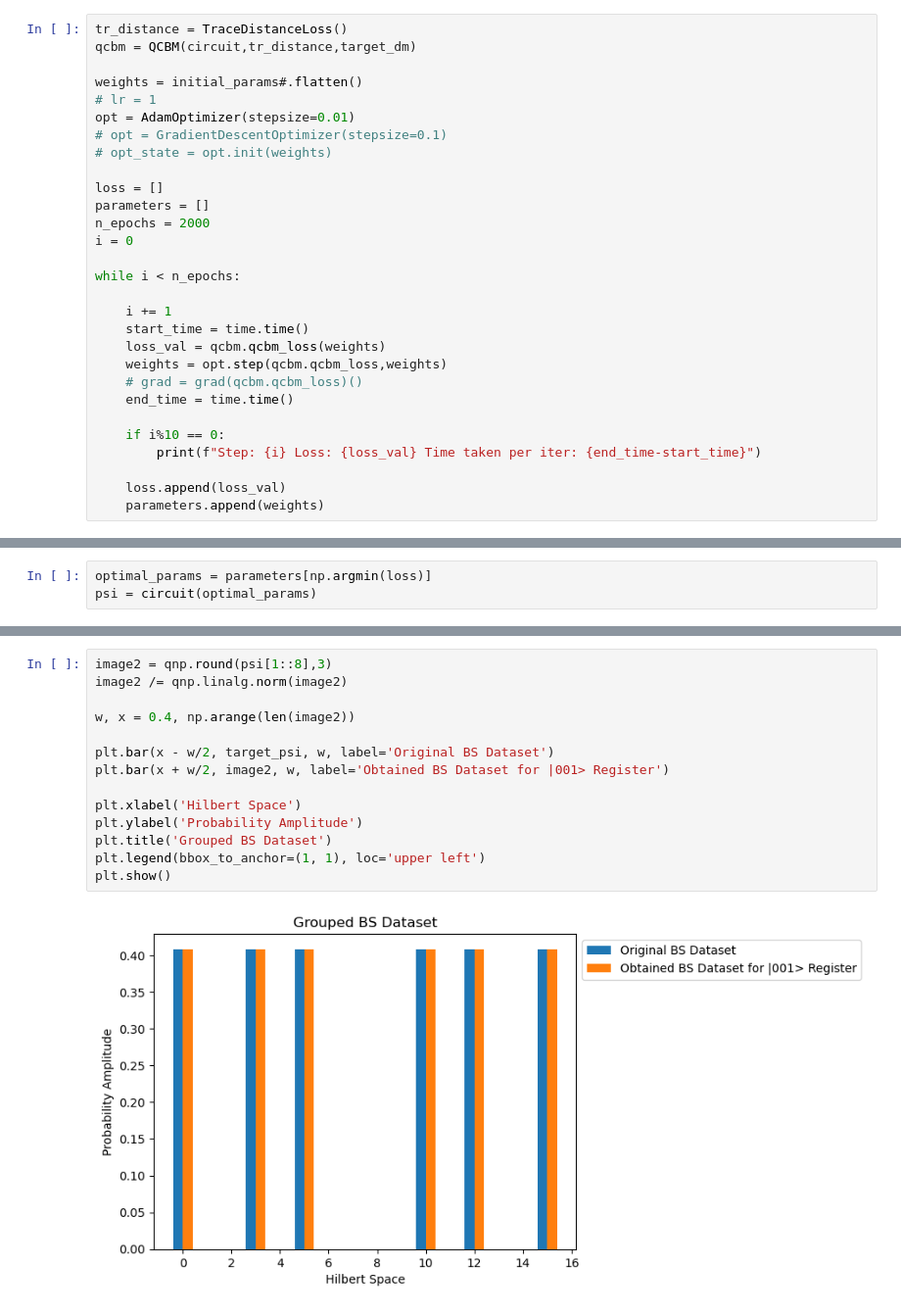
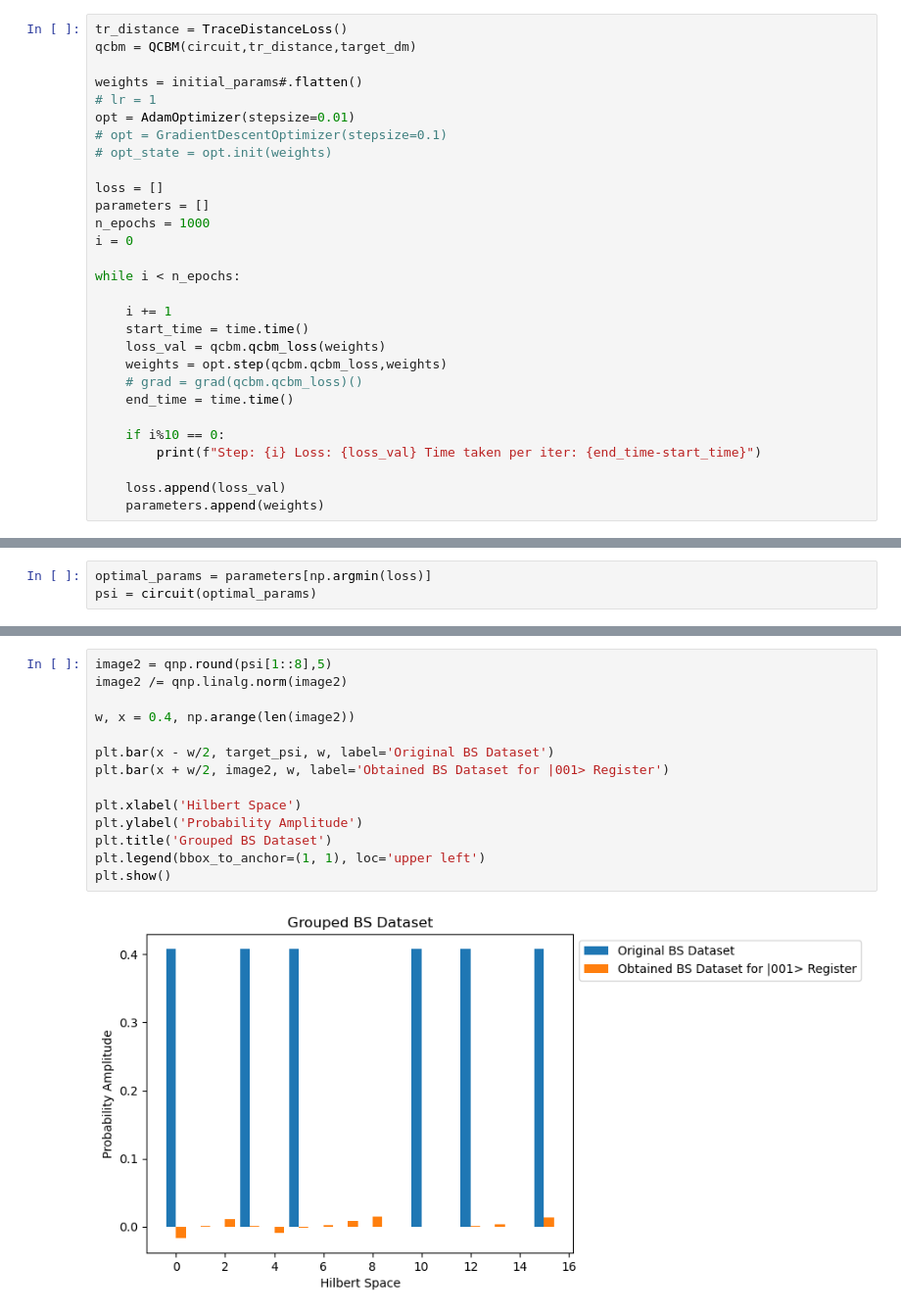
Before and after one commit to Ak-ash22/qcbm_hiwi, a Jupyter notebook: qcbm_project/bars_stripes_cat/trial.ipynb, the cells around one changed output, grey strips where cells are left out. Shown: that part at 98% size. Saved outputs shown, nothing was run; the diff lists cells and outputs as text.

```diff
--- a/qcbm_project/bars_stripes_cat/trial.ipynb
+++ b/qcbm_project/bars_stripes_cat/trial.ipynb
@@ -243,7 +243,7 @@ opt = AdamOptimizer(stepsize=0.01)
 
 loss = []
 parameters = []
-n_epochs = 2000
+n_epochs = 1000
 i = 0
 
 while i < n_epochs:
@@ -315,16 +316,16 @@ plt.show()
 # %%
-image2 = qnp.round(psi[1::8],3)
+image2 = qnp.round(psi[1::8],5)
 image2 /= qnp.linalg.norm(image2)
 
 w, x = 0.4, np.arange(len(image2))
 
 plt.bar(x - w/2, target_psi, w, label='Original BS Dataset')
 plt.bar(x + w/2, image2, w, label='Obtained BS Dataset for |001> Register')
 
 plt.xlabel('Hilbert Space')
 plt.ylabel('Probability Amplitude')
 plt.title('Grouped BS Dataset')
 plt.legend(bbox_to_anchor=(1, 1), loc='upper left')
 plt.show()
 # %% [output]
-[figure, old version]
+[figure, new version]
```
Also changed, not shown: parts of 10 cells of this notebook, 1 other file.
